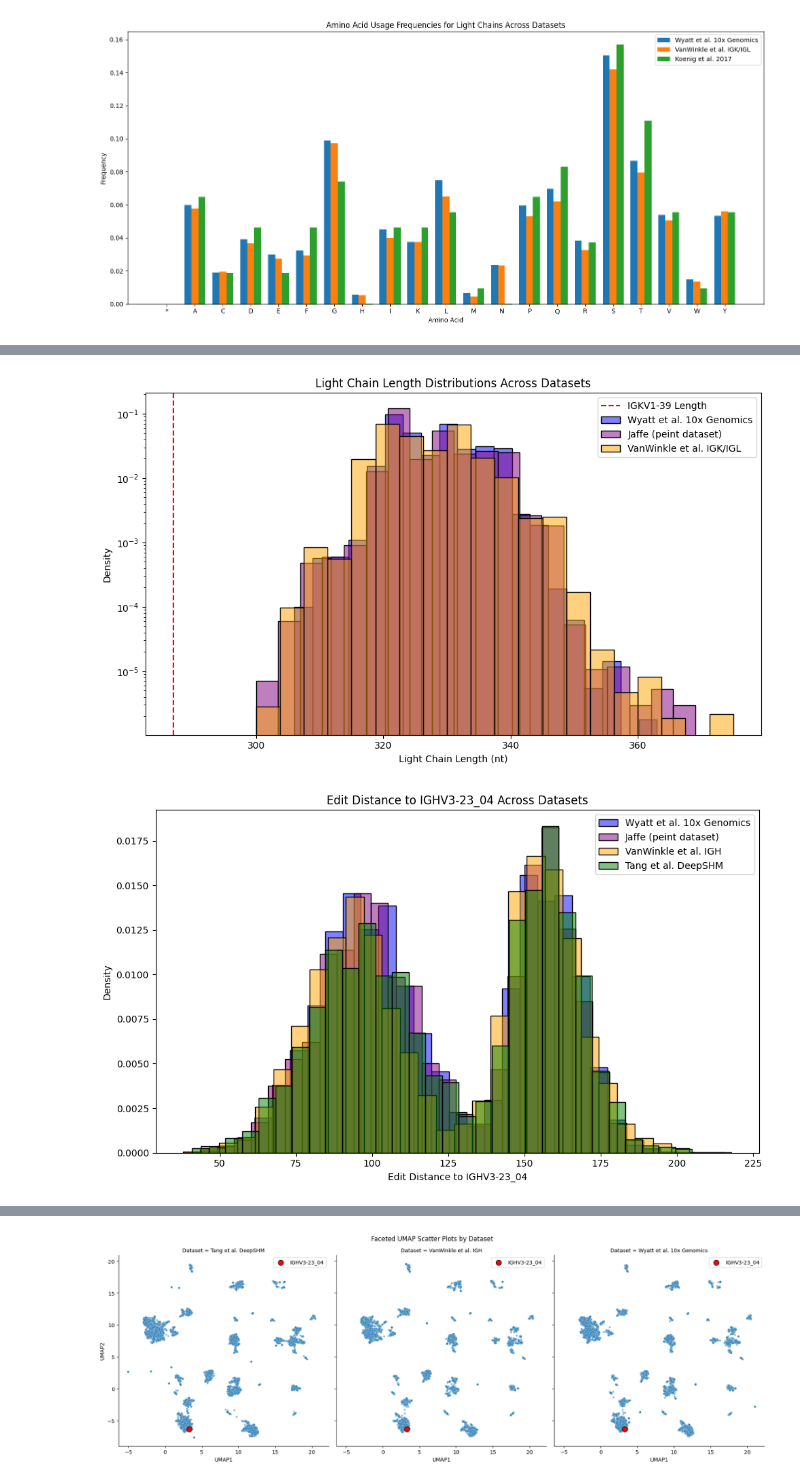
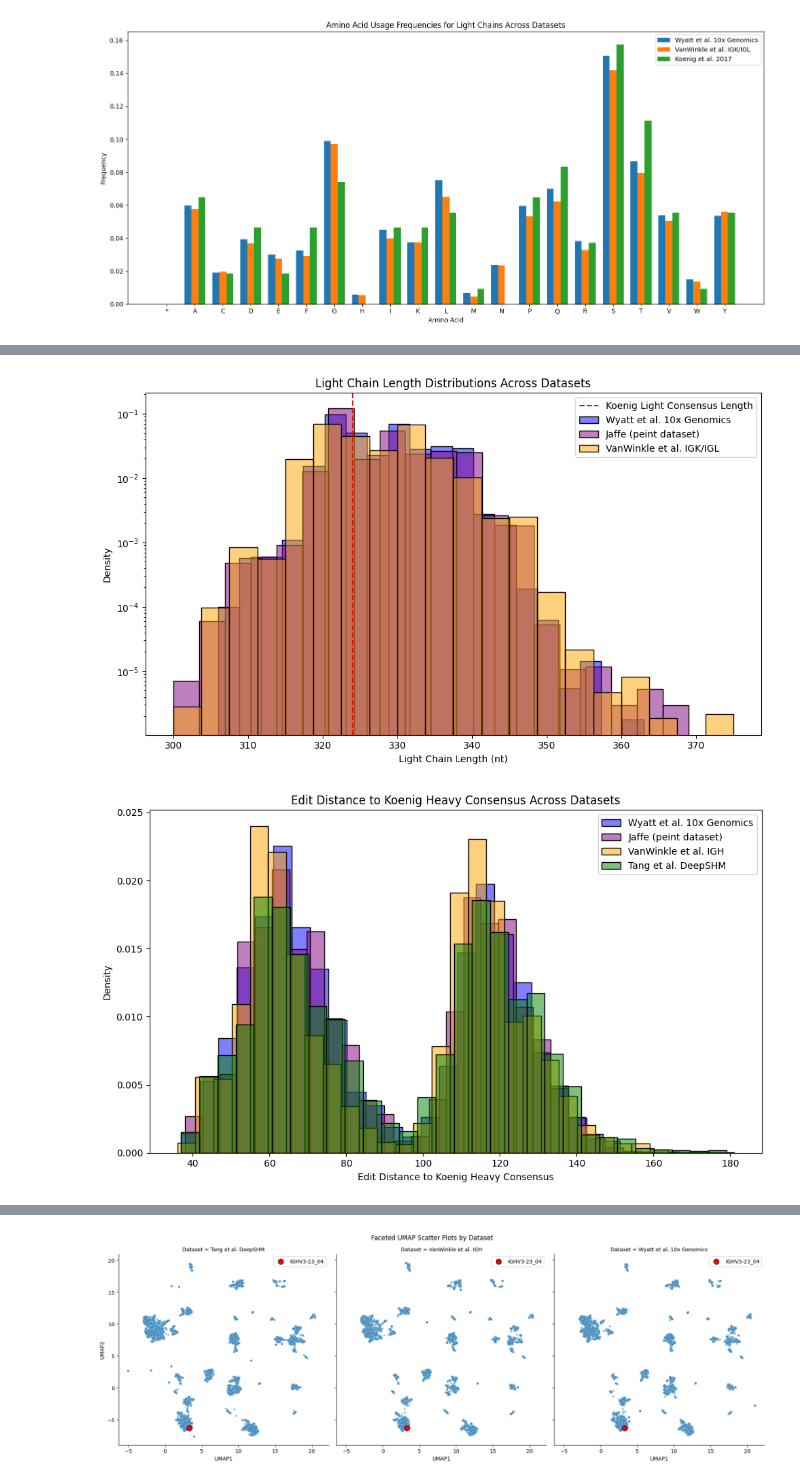
Before and after one commit to thematrixmaster/cosine, a Jupyter notebook: data/dasm.ipynb, the cells around one changed output, grey strips where cells are left out. Saved outputs shown, nothing was run; the diff lists cells and outputs as text; code cells hidden in the pictures.

Commit message:
Support codon eval

```diff
--- a/data/dasm.ipynb
+++ b/data/dasm.ipynb
@@ -652,6 +654,6 @@ plt.show()
 # %%
 # do the same thing for light chains, drawing a vertical line where IGKV1-39 length is
-igkv1_39_length = len(IGKV1_39_01_SEQ)
+igkv1_39_length = len(KOENIG_IGK_CON_SEQ)
 wyatt_light_lengths = wyatt_df['parent_light'].progress_apply(lambda x: len(remove_all_gaps(x)))
 jaffe_light_lengths = jaffe_df['parent_light'].progress_apply(lambda x: len(remove_all_gaps(x)))
 vanwinkle_light_lengths = vanwinkle_igk_df['parent_light'].progress_apply(lambda x: len(remove_all_gaps(x)))
@@ -660,7 +662,7 @@ plt.figure(figsize=(10, 6))
 sns.histplot(wyatt_light_lengths, color='blue', label='Wyatt et al. 10x Genomics', stat='density', bins=20, alpha=0.5)
 sns.histplot(jaffe_light_lengths, color='purple', label='Jaffe (peint dataset)', stat='density', bins=20, alpha=0.5)
 sns.histplot(vanwinkle_light_lengths, color='orange', label='VanWinkle et al. IGK/IGL', stat='density', bins=20, alpha=0.5)
-plt.axvline(igkv1_39_length, color='red', linestyle='--', label='IGKV1-39 Length')
+plt.axvline(igkv1_39_length, color='red', linestyle='--', label='Koenig Light Consensus Length')
 plt.xlabel('Light Chain Length (nt)')
 plt.ylabel('Density')
 plt.yscale('log')
@@ -669,27 +671,27 @@ plt.legend()
 plt.tight_layout()
 plt.show()
 # %% [output]
-[figure, old version]
+[figure, new version]
 # %%
 import editdistance
 
 # for each dataset, sample n_samples rows and compute the edit distance between the heavy parent and IGHV3-23_04_SEQ
-wyatt_heavy_edit_distances = wyatt_df.sample(n=min(n_samples, len(wyatt_df)), random_state=seed).progress_apply(lambda x: editdistance.eval(remove_all_gaps(x.parent_heavy), IGHV3_23_04_SEQ), axis=1)
-jaffe_heavy_edit_distances = jaffe_df.sample(n=min(n_samples, len(jaffe_df)), random_state=seed).progress_apply(lambda x: editdistance.eval(remove_all_gaps(x.parent_heavy), IGHV3_23_04_SEQ), axis=1)
-vanwinkle_heavy_edit_distances = vanwinkle_igh_df.sample(n=min(n_samples, len(vanwinkle_igh_df)), random_state=seed).progress_apply(lambda x: editdistance.eval(remove_all_gaps(x.parent_heavy), IGHV3_23_04_SEQ), axis=1)
-tang_heavy_edit_distances = tang_df.sample(n=min(n_samples, len(tang_df)), random_state=seed).progress_apply(lambda x: editdistance.eval(remove_all_gaps(x.parent_heavy), IGHV3_23_04_SEQ), axis=1)
+wyatt_heavy_edit_distances = wyatt_df.sample(n=min(n_samples, len(wyatt_df)), random_state=seed).progress_apply(lambda x: editdistance.eval(remove_all_gaps(x.parent_heavy), KOENIG_IGH_CON_SEQ), axis=1)
+jaffe_heavy_edit_distances = jaffe_df.sample(n=min(n_samples, len(jaffe_df)), random_state=seed).progress_apply(lambda x: editdistance.eval(remove_all_gaps(x.parent_heavy), KOENIG_IGH_CON_SEQ), axis=1)
+vanwinkle_heavy_edit_distances = vanwinkle_igh_df.sample(n=min(n_samples, len(vanwinkle_igh_df)), random_state=seed).progress_apply(lambda x: editdistance.eval(remove_all_gaps(x.parent_heavy), KOENIG_IGH_CON_SEQ), axis=1)
+tang_heavy_edit_distances = tang_df.sample(n=min(n_samples, len(tang_df)), random_state=seed).progress_apply(lambda x: editdistance.eval(remove_all_gaps(x.parent_heavy), KOENIG_IGH_CON_SEQ), axis=1)
 
 # plot histogram of edit distances
 plt.figure(figsize=(10, 6))
 sns.histplot(wyatt_heavy_edit_distances, color='blue', label='Wyatt et al. 10x Genomics', stat='density', bins=30, alpha=0.5)
 sns.histplot(jaffe_heavy_edit_distances, color='purple', label='Jaffe (peint dataset)', stat='density', bins=30, alpha=0.5)
 sns.histplot(vanwinkle_heavy_edit_distances, color='orange', label='VanWinkle et al. IGH', stat='density', bins=30, alpha=0.5)
 sns.histplot(tang_heavy_edit_distances, color='green', label='Tang et al. DeepSHM', stat='density', bins=30, alpha=0.5)
-plt.xlabel('Edit Distance to IGHV3-23_04')
+plt.xlabel('Edit Distance to Koenig Heavy Consensus')
 plt.ylabel('Density')
-plt.title('Edit Distance to IGHV3-23_04 Across Datasets')
+plt.title('Edit Distance to Koenig Heavy Consensus Across Datasets')
 plt.legend()
 plt.tight_layout()
 plt.show()
 # %% [output]
-[figure, old version]
+[figure, new version]
```
Also changed, not shown: parts of 11 cells of this notebook, 8 other files.
